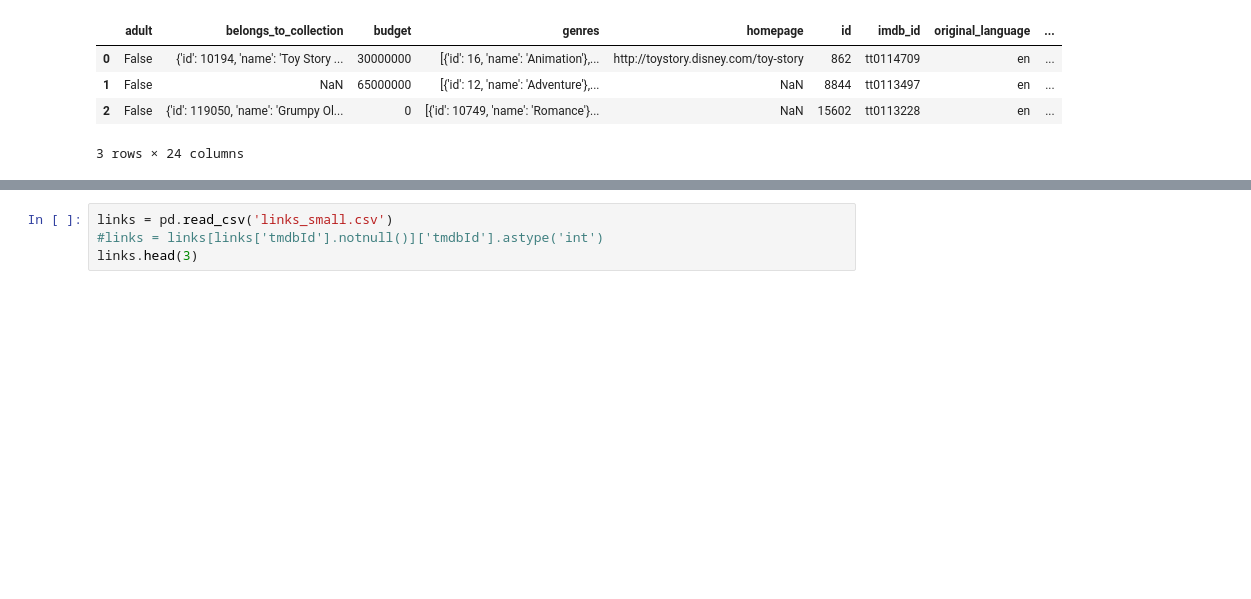
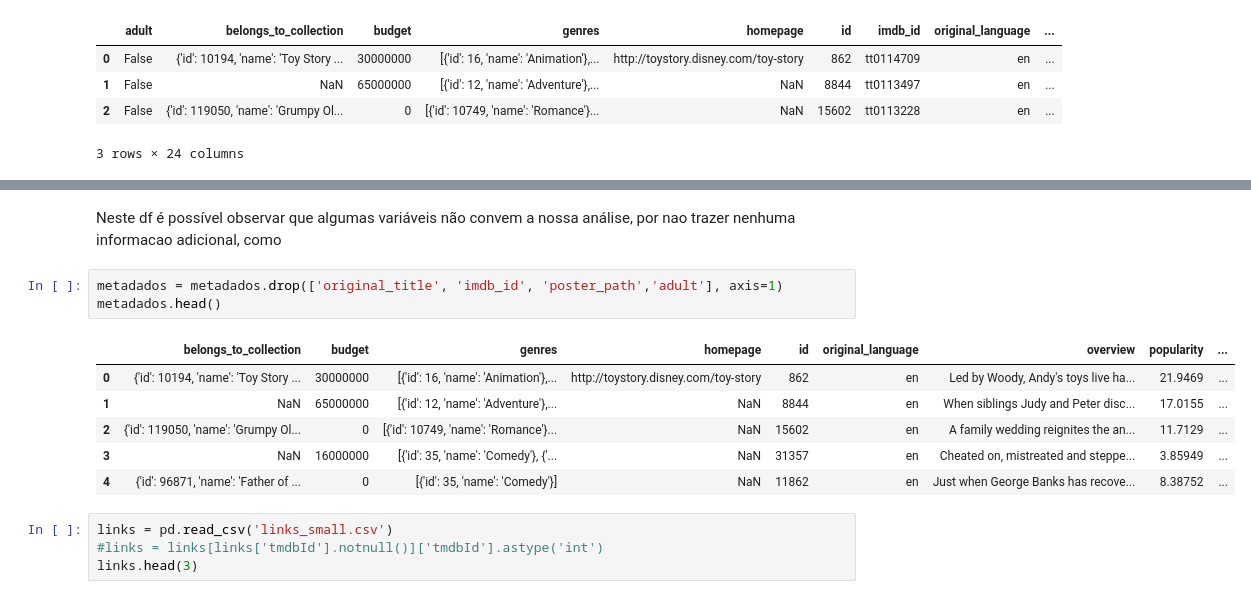
Before and after one commit to beatrizcf2/Classificador_Filmes, a Jupyter notebook: Recomendador_Filmes.ipynb, the cells around one changed output, grey strips where cells are left out. Cells and saved outputs as stored; diff of their text form; blank space fills up the shorter version.

```diff
--- a/Recomendador_Filmes.ipynb
+++ b/Recomendador_Filmes.ipynb
@@ -70,3 +95,15 @@ metadados.head(3)
+# %% [markdown]
+Neste df é possível observar que algumas variáveis não convem a nossa análise, por nao trazer nenhuma informacao adicional, como
+# %%
+metadados = metadados.drop(['original_title', 'imdb_id', 'poster_path','adult'], axis=1)
+metadados.head()
+# %% [output]
+|  | belongs_to_collection | budget | genres | homepage | id | original_language | overview | popularity | ... |
+| 0 | {'id': 10194, 'name': 'Toy Story ... | 30000000 | [{'id': 16, 'name': 'Animation'},... | http://toystory.disney.com/toy-story | 862 | en | Led by Woody, Andy's toys live ha... | 21.9469 | ... |
+| 1 | NaN | 65000000 | [{'id': 12, 'name': 'Adventure'},... | NaN | 8844 | en | When siblings Judy and Peter disc... | 17.0155 | ... |
+| 2 | {'id': 119050, 'name': 'Grumpy Ol... | 0 | [{'id': 10749, 'name': 'Romance'}... | NaN | 15602 | en | A family wedding reignites the an... | 11.7129 | ... |
+| 3 | NaN | 16000000 | [{'id': 35, 'name': 'Comedy'}, {'... | NaN | 31357 | en | Cheated on, mistreated and steppe... | 3.85949 | ... |
+| 4 | {'id': 96871, 'name': 'Father of ... | 0 | [{'id': 35, 'name': 'Comedy'}] | NaN | 11862 | en | Just when George Banks has recove... | 8.38752 | ... |
 # %%
 links = pd.read_csv('links_small.csv')
 #links = links[links['tmdbId'].notnull()]['tmdbId'].astype('int')
```
Also changed, not shown: parts of 14 cells of this notebook.
